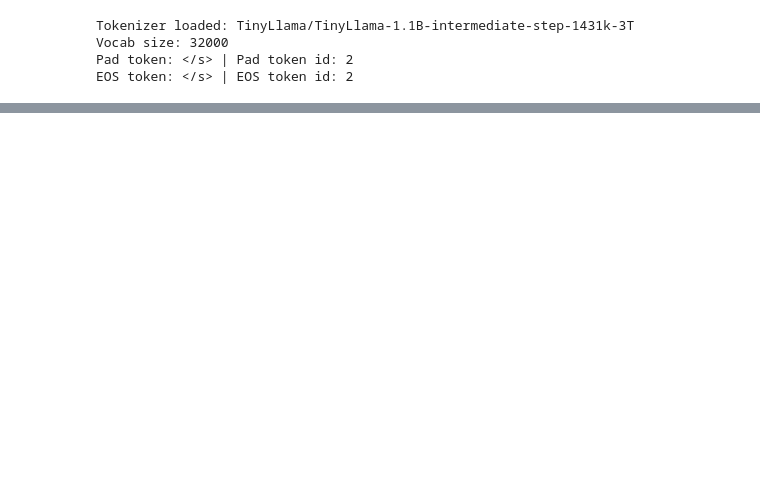
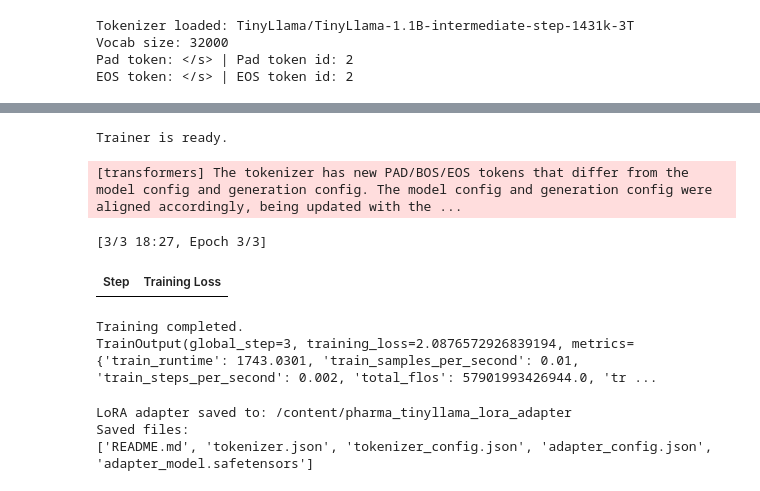
Before and after one commit to Mmbsaksd/Full_Stack_GenerativeAI_And_Agentic_AI, a Jupyter notebook: non_instruction_causal_language_model_fine_tuning.ipynb, the cells around one changed output, grey strips where cells are left out. Drawn from its saved outputs; the diff is of its cells as text; code cells hidden in the pictures; blank space fills up the shorter version.

```diff
--- a/non_instruction_causal_language_model_fine_tuning.ipynb
+++ b/non_instruction_causal_language_model_fine_tuning.ipynb
@@ -496,0 +674,2 @@ def group_texts(examples):
+# %%
+model = get_peft_model(base_model, lora_config)
@@ -496,0 +684,6 @@ def group_texts(examples):
+# %%
+# ============================================================
+# 15. Data collator
+# ============================================================
+
+data_collator = DataCollatorForLanguageModeling(tokenizer=tokenizer, mlm=False)
@@ -496,0 +764,2 @@ def group_texts(examples):
+# %%
+training_args = TrainingArguments(**safe_training_kwargs)
@@ -496,0 +822,36 @@ def group_texts(examples):
+# %%
+trainer = Trainer(**safe_trainer_kwargs)
+
+print("Trainer is ready.")
+# %% [output]
+Trainer is ready.
+# %%
+# ============================================================
+# 18. Start training
+# ============================================================
+
+train_result = trainer.train()
+
+print("Training completed.")
+print(train_result)
+# %% [output]
+[transformers] The tokenizer has new PAD/BOS/EOS tokens that differ from the model config and generation config. The model config and generation config were aligned accordingly, being updated with the ...
+[3/3 18:27, Epoch 3/3]
+| Step | Training Loss |
+Training completed.
+TrainOutput(global_step=3, training_loss=2.0876572926839194, metrics={'train_runtime': 1743.0301, 'train_samples_per_second': 0.01, 'train_steps_per_second': 0.002, 'total_flos': 57901993426944.0, 'tr ...
+# %%
+# ============================================================
+# 19. Save adapter and tokenizer
+# ============================================================
+
+trainer.model.save_pretrained(config.adapter_dir)
+tokenizer.save_pretrained(config.adapter_dir)
+
+print(f"LoRA adapter saved to: {config.adapter_dir}")
+print("Saved files:")
+print(os.listdir(config.adapter_dir))
+# %% [output]
+LoRA adapter saved to: /content/pharma_tinyllama_lora_adapter
+Saved files:
+['README.md', 'tokenizer.json', 'tokenizer_config.json', 'adapter_config.json', 'adapter_model.safetensors']
```
Also changed, not shown: parts of 29 cells of this notebook.
